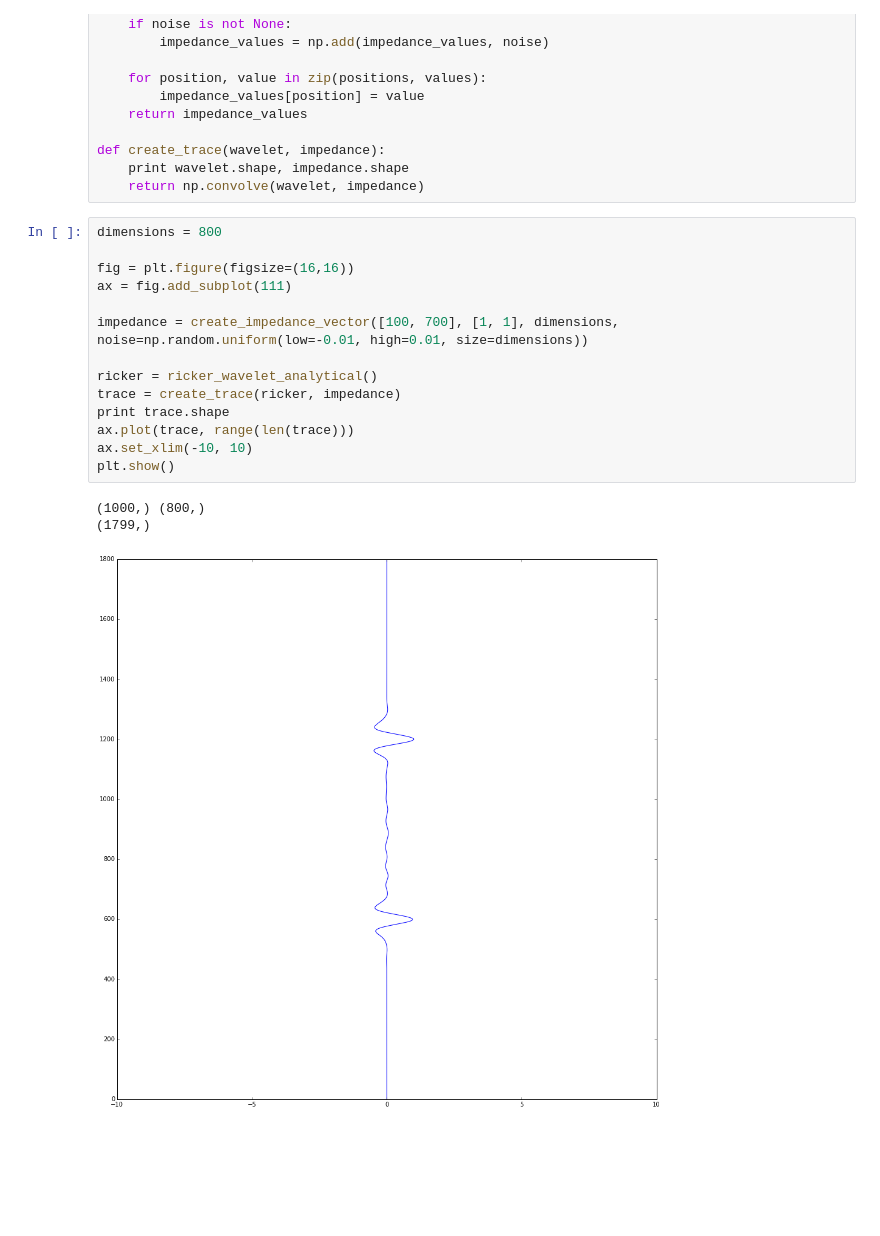
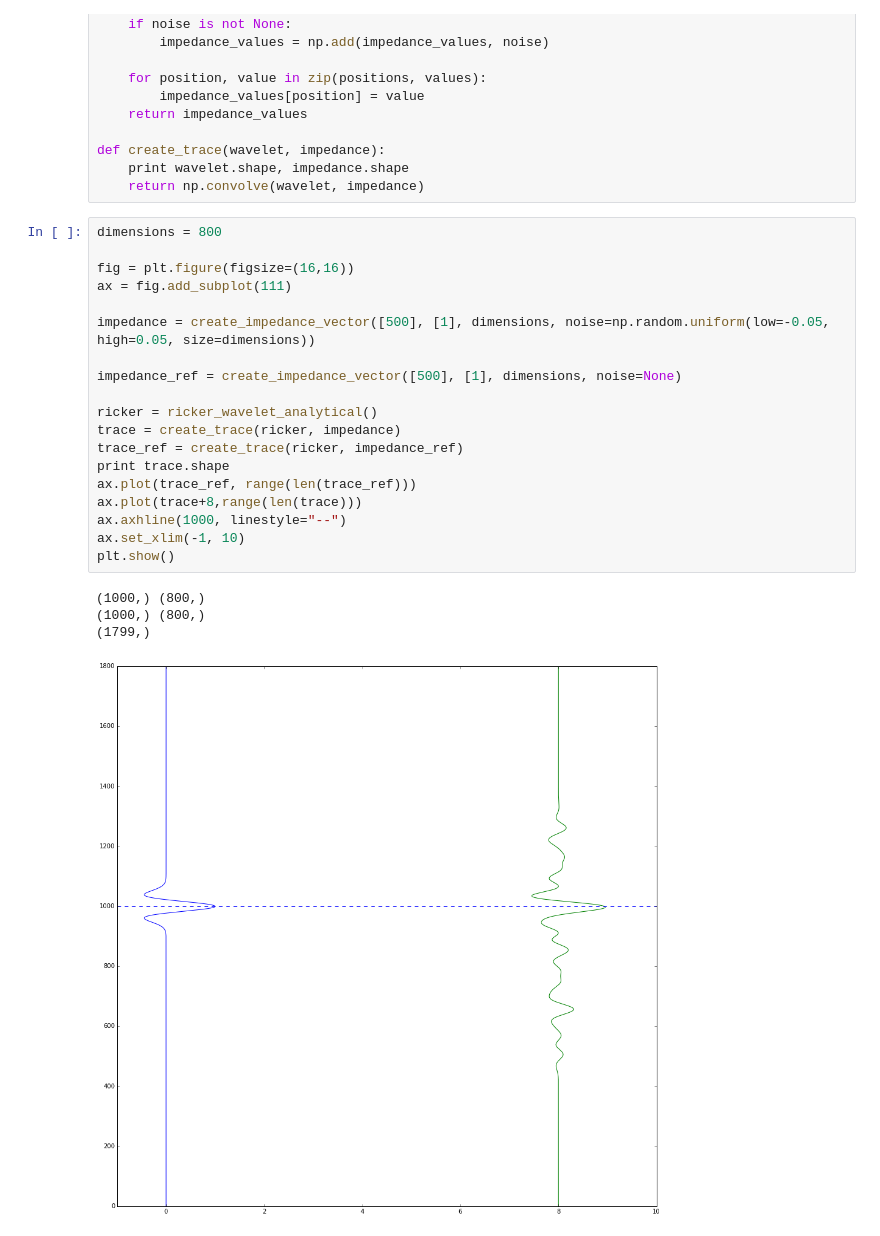
Before and after one commit to LukasMosser/Tracer, a Jupyter notebook: TracePort.ipynb, the cells around one changed output. Drawn from its saved outputs; the diff is of its cells as text; blank space fills up the shorter version.

```diff
--- a/TracePort.ipynb
+++ b/TracePort.ipynb
@@ -126,18 +126,24 @@ def create_trace(wavelet, impedance):
 # %%
 dimensions = 800
 
 fig = plt.figure(figsize=(16,16))
 ax = fig.add_subplot(111)
 
-impedance = create_impedance_vector([100, 700], [1, 1], dimensions, noise=np.random.uniform(low=-0.01, high=0.01, size=dimensions))
+impedance = create_impedance_vector([500], [1], dimensions, noise=np.random.uniform(low=-0.05, high=0.05, size=dimensions))
+
+impedance_ref = create_impedance_vector([500], [1], dimensions, noise=None)
 
 ricker = ricker_wavelet_analytical()
 trace = create_trace(ricker, impedance)
+trace_ref = create_trace(ricker, impedance_ref)
 print trace.shape
-ax.plot(trace, range(len(trace)))
-ax.set_xlim(-10, 10)
+ax.plot(trace_ref, range(len(trace_ref)))
+ax.plot(trace+8,range(len(trace)))
+ax.axhline(1000, linestyle="--")
+ax.set_xlim(-1, 10)
 plt.show()
 # %% [output]
+(1000,) (800,)
 (1000,) (800,)
 (1799,)
-[figure, old version]
+[figure, new version]
```
Also changed, not shown: 3 other files.
